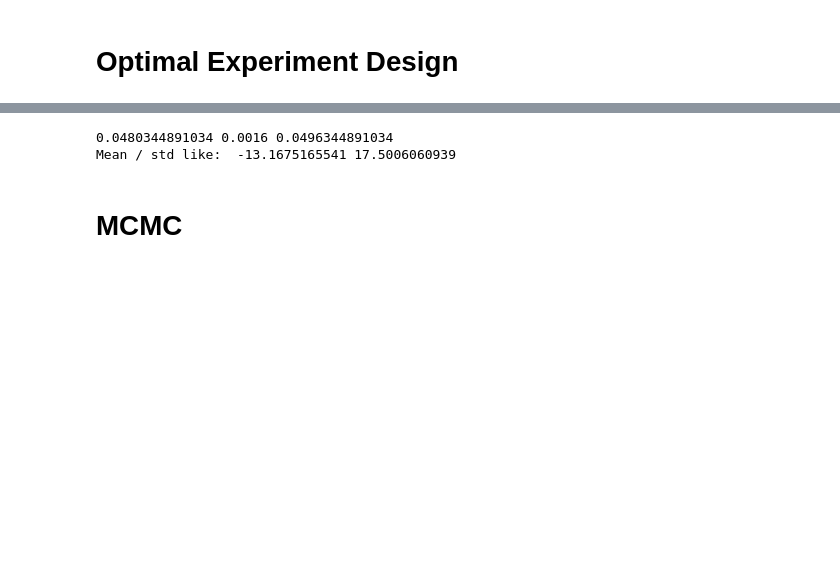
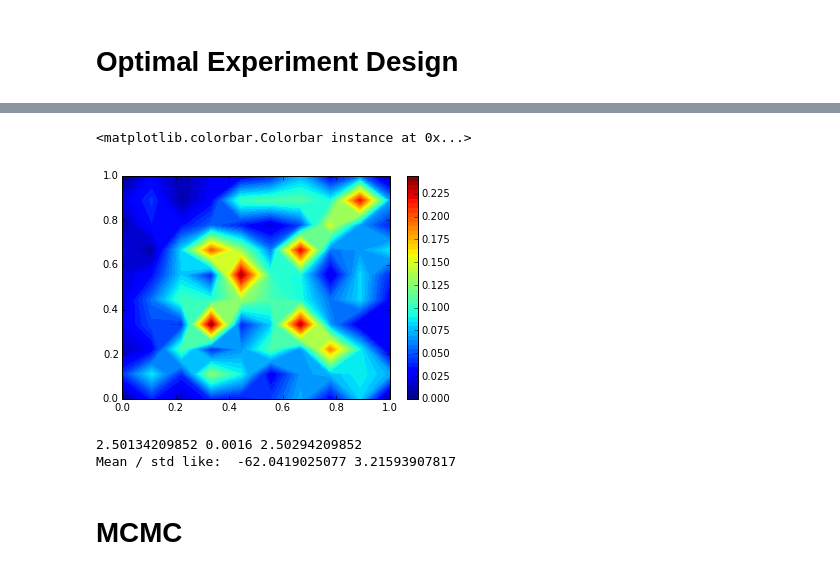
Before and after one commit to jcockayne/bayesian_pdes, a Jupyter notebook: notebooks/Allen-Cahn.ipynb, the cells around one changed output, grey strips where cells are left out. Cells and saved outputs as stored; diff of their text form; code cells hidden in the pictures; blank space fills up the shorter version.

```diff
--- a/notebooks/Allen-Cahn.ipynb
+++ b/notebooks/Allen-Cahn.ipynb
@@ -414,0 +417,7 @@ plt.savefig('figures/ac_designs_n={}.pdf'.format(n_pts), transparent=True, bbox_
+# %%
+
+plt.contourf(test_x, test_y, mean_opt.std(axis=0).reshape(test_x.shape), 50)
+plt.colorbar()
+# %% [output]
+<matplotlib.colorbar.Colorbar instance at 0x...>
+[figure, added]
@@ -415,10 +426,10 @@ plt.savefig('figures/ac_designs_n={}.pdf'.format(n_pts), transparent=True, bbox_
 # %%
 cur_solutions = find_solutions(0.04, 25)
-e = log_p_pn_estimate(true_obs, 0.04, true_solutions, init_ls, noise_variance, 0.5, 1000, true_solution_ix, collocate_interior, debug=True)
+e = log_p_pn_estimate(true_obs, 0.04, true_solutions, init_ls, noise_variance, 0.01, 1000, true_solution_ix, collocate_interior, debug=True)
 print('Mean / std like: ', np.mean(e), np.std(e))
 # %% [output]
-0.0480344891034 0.0016 0.0496344891034
-Mean / std like:  -13.1675165541 17.5006060939
+2.50134209852 0.0016 2.50294209852
+Mean / std like:  -62.0419025077 3.21593907817
 # %% [markdown]
 # MCMC
 # %%
```
Also changed, not shown: parts of 13 cells of this notebook.
